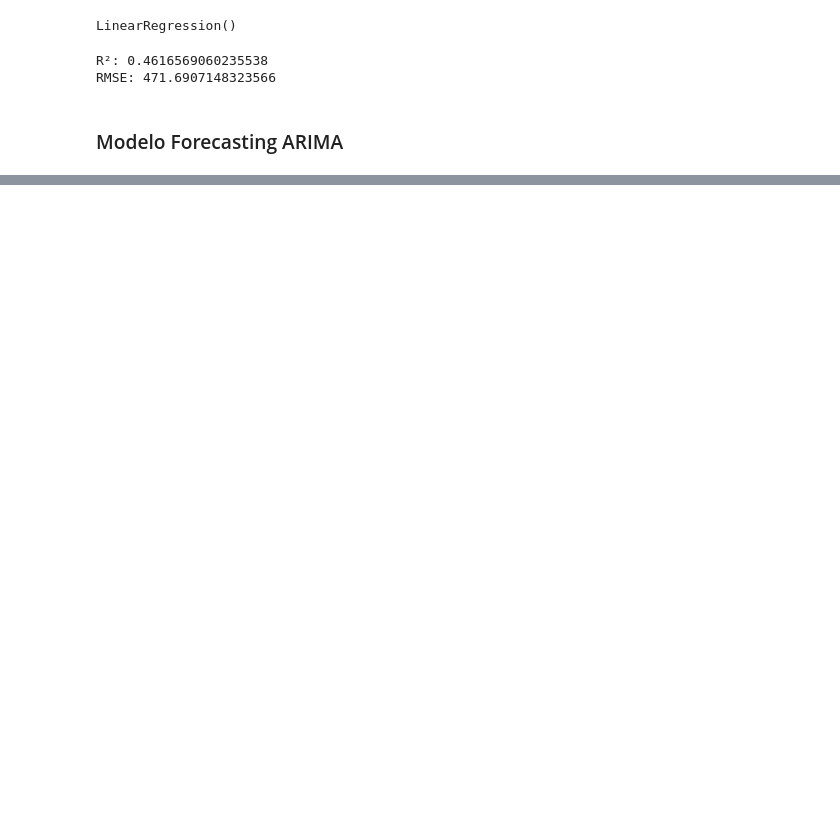
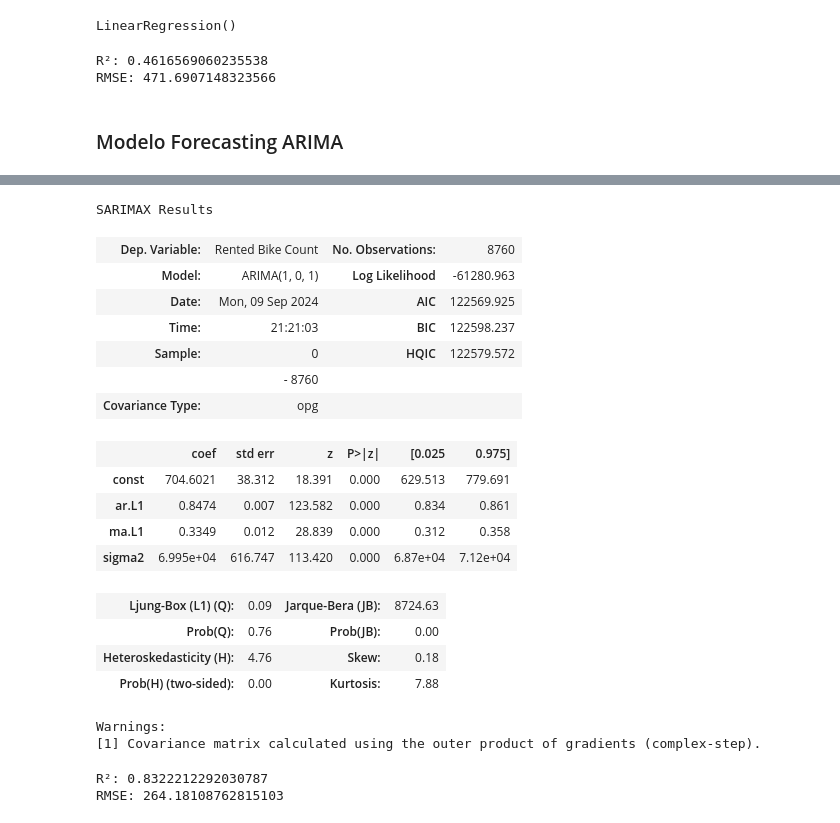
Before and after one commit to juanriosg12/proyecto1-data-trio, a Jupyter notebook: soportes/Modelamiento.ipynb, the cells around one changed output, grey strips where cells are left out. Drawn from its saved outputs; the diff is of its cells as text; code cells hidden in the pictures; blank space fills up the shorter version.

Commit message:
Modelamiento completo

```diff
--- a/soportes/Modelamiento.ipynb
+++ b/soportes/Modelamiento.ipynb
@@ -46,0 +89,11 @@ RMSE: 471.6907148323566
+# %%
+from pmdarima import auto_arima
+model_arima = auto_arima(var_resp,
+                   seasonal= True,
+                   d=0,
+                   trace=True,
+                   error_action='ignore',
+                   suppress_warnings=True,
+                   stepwise=True)
+# Resumen del modelo seleccionado
+print(model_arima.summary())
@@ -46,0 +118,40 @@ RMSE: 471.6907148323566
+# %%
+from statsmodels.tsa.arima.model import ARIMA
+
+mejor_param = model_arima.order
+# Ajustar el modelo ARIMA
+model = ARIMA(data1['Rented Bike Count'], order=mejor_param)
+model_fit = model.fit()
+model_fit.summary()
+# %% [output]
+SARIMAX Results
+| Dep. Variable: | Rented Bike Count | No. Observations: | 8760 |
+| Model: | ARIMA(1, 0, 1) | Log Likelihood | -61280.963 |
+| Date: | Mon, 09 Sep 2024 | AIC | 122569.925 |
+| Time: | 21:21:03 | BIC | 122598.237 |
+| Sample: | 0 | HQIC | 122579.572 |
+|  | - 8760 |  |  |
+| Covariance Type: | opg |  |  |
+|  | coef | std err | z | P>|z| | [0.025 | 0.975] |
+| const | 704.6021 | 38.312 | 18.391 | 0.000 | 629.513 | 779.691 |
+| ar.L1 | 0.8474 | 0.007 | 123.582 | 0.000 | 0.834 | 0.861 |
+| ma.L1 | 0.3349 | 0.012 | 28.839 | 0.000 | 0.312 | 0.358 |
+| sigma2 | 6.995e+04 | 616.747 | 113.420 | 0.000 | 6.87e+04 | 7.12e+04 |
+| Ljung-Box (L1) (Q): | 0.09 | Jarque-Bera (JB): | 8724.63 |
+| Prob(Q): | 0.76 | Prob(JB): | 0.00 |
+| Heteroskedasticity (H): | 4.76 | Skew: | 0.18 |
+| Prob(H) (two-sided): | 0.00 | Kurtosis: | 7.88 |
+Warnings:
+[1] Covariance matrix calculated using the outer product of gradients (complex-step).
+# %%
+# Realizar predicciones
+data1['Predicted'] = model_fit.fittedvalues
+
+# Evaluar el modelo con R^2 y RMSE
+rmse_arima = np.sqrt(mean_squared_error(data1['Rented Bike Count'], data1['Predicted']))
+r2_arima = r2_score(data1['Rented Bike Count'], data1['Predicted'])
+print(f"R²: {r2_arima}")
+print(f"RMSE: {rmse_arima}")
+# %% [output]
+R²: 0.8322212292030787
+RMSE: 264.18108762815103
```
Also changed, not shown: parts of 4 cells of this notebook.
